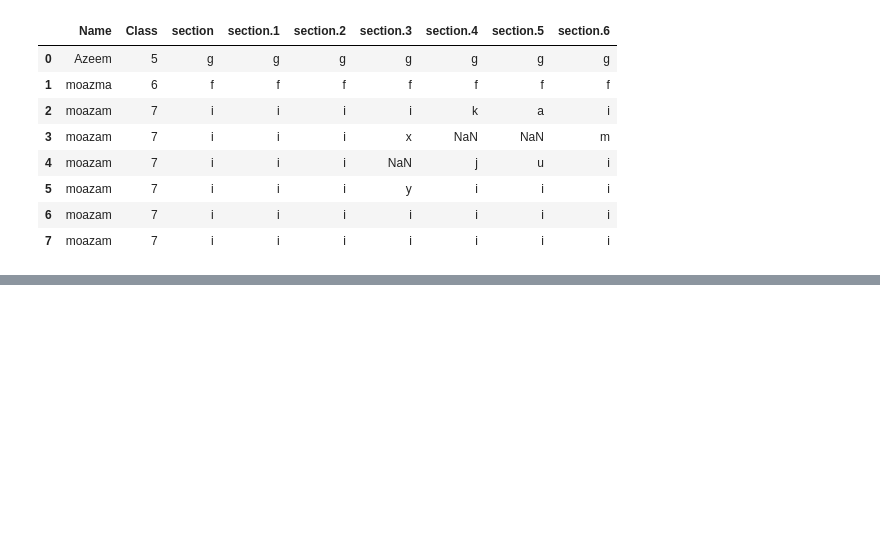
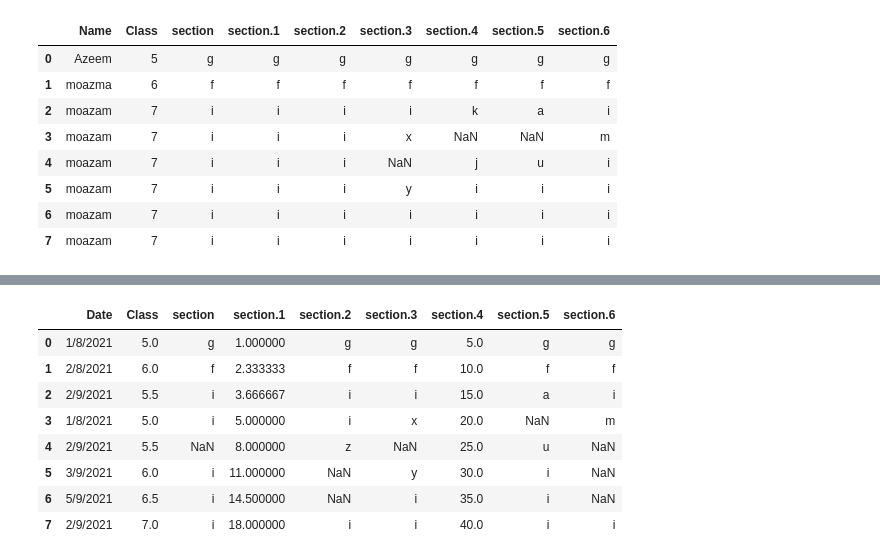
Before and after one commit to Azeemaj101/Machine-Learning, a Jupyter notebook: Pandas.ipynb, the cells around one changed output, grey strips where cells are left out. Cells and saved outputs as stored; diff of their text form; code cells hidden in the pictures; blank space fills up the shorter version.

```diff
--- a/Pandas.ipynb
+++ b/Pandas.ipynb
@@ -990,0 +1003,13 @@ file2.interpolate()
+# %%
+fi = file2.interpolate(parse_dates = ['Date'])
+fi.interpolate(method = "time")
+# %% [output]
+|  | Date | Class | section | section.1 | section.2 | section.3 | section.4 | section.5 | section.6 |
+| 0 | 1/8/2021 | 5.0 | g | 1.000000 | g | g | 5.0 | g | g |
+| 1 | 2/8/2021 | 6.0 | f | 2.333333 | f | f | 10.0 | f | f |
+| 2 | 2/9/2021 | 5.5 | i | 3.666667 | i | i | 15.0 | a | i |
+| 3 | 1/8/2021 | 5.0 | i | 5.000000 | i | x | 20.0 | NaN | m |
+| 4 | 2/9/2021 | 5.5 | NaN | 8.000000 | z | NaN | 25.0 | u | NaN |
+| 5 | 3/9/2021 | 6.0 | i | 11.000000 | NaN | y | 30.0 | i | NaN |
+| 6 | 5/9/2021 | 6.5 | i | 14.500000 | NaN | i | 35.0 | i | NaN |
+| 7 | 2/9/2021 | 7.0 | i | 18.000000 | i | i | 40.0 | i | i |
```
Also changed, not shown: parts of 8 cells of this notebook, 1 other file.
